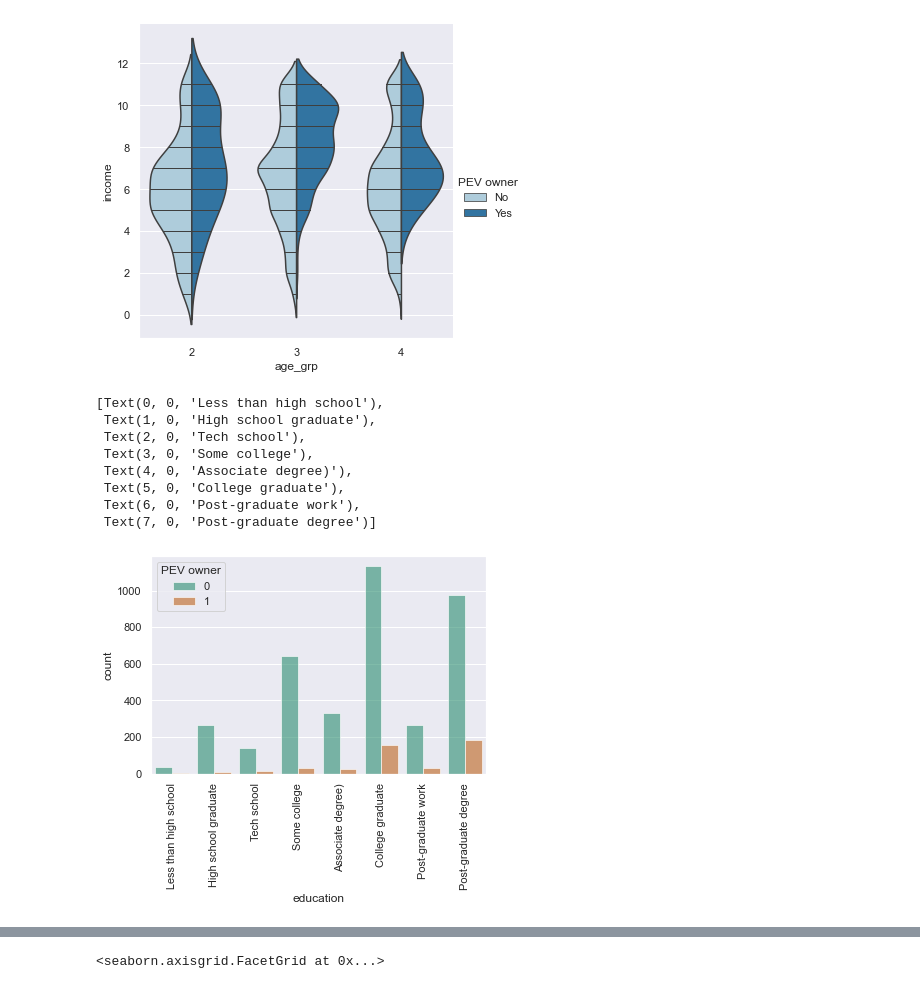
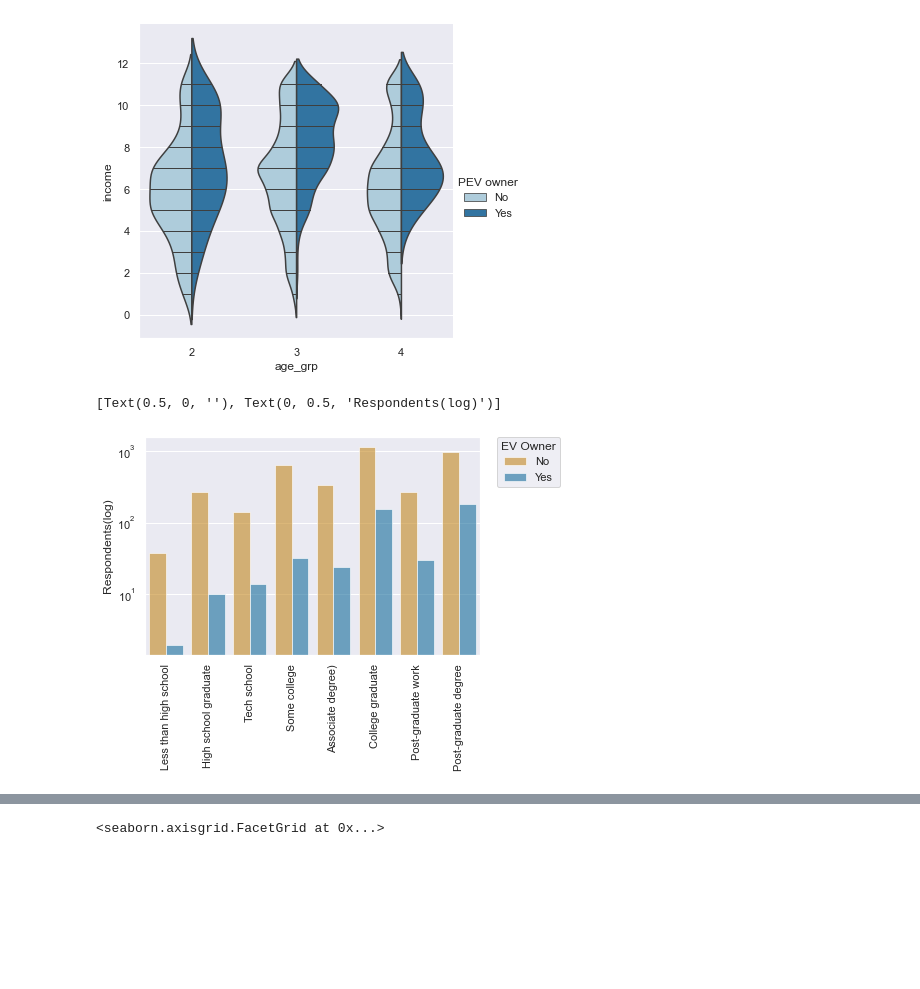
Before and after one commit to RussellShelley/Energy_Analysis, a Jupyter notebook: Visualization/Python Visuals.ipynb, the cells around one changed output, grey strips where cells are left out. Cells and saved outputs as stored; diff of their text form; code cells hidden in the pictures; blank space fills up the shorter version.

```diff
--- a/Visualization/Python Visuals.ipynb
+++ b/Visualization/Python Visuals.ipynb
@@ -702,13 +695,13 @@ plt.show()
 # %%
 # Draw a nested barplot income /owner
 
-colors = ["#ff9999", "#99ff99"]
+colors = ["#de8f05", "#0173b2"]
 # Set your custom color palette
 customPalette = sns.set_palette(sns.color_palette(colors))
 g = sns.countplot(
     data=respondent_merged_df,
     x="income", hue= "PEV owner", palette = customPalette,
-      alpha=0.9,
+      alpha=0.6,
 )
 g.set_xticklabels(["less than $10",
 "$10 - $25",
@@ -725,7 +718,7 @@ g.set_xticklabels(["less than $10",
 #g.despine(left=True)
 g.set(xlabel="Annual Income ($k)", ylabel = "")
 g.set_yscale("log")
-plt.legend(bbox_to_anchor=(1.05, 1), loc=2, borderaxespad=0.).set_title("EV Ownership by Income Level")
+plt.legend(bbox_to_anchor=(1.05, 1), loc=2, borderaxespad=0.).set_title("EV Owner")
 #g.set_axis_labels("Annual Income($k)", " ")
 #g.legend.set_title("")
 # %% [output]
@@ -751,12 +743,12 @@ Name: income, dtype: int64
 # %% [markdown]
 # Categorical distribution plots
 # %%
-colors = ["#ff9999", "#99ff99"]
+colors = ["#de8f05", "#0173b2"]
 # Set your custom color palette
 customPalette = sns.set_palette(sns.color_palette(colors))
 
 #Income /PEV non-PEV
-g= sns.catplot(x="PEV owner", y="income", kind="box",palette=customPalette, data=df_income_declared)
+g= sns.catplot(x="PEV owner", y="income", kind="box",palette=customPalette,boxprops=dict(alpha=.8), data=df_income_declared)
 g.set_yticklabels(["",
 "$25 or less",
 
@@ -780,10 +772,11 @@ sns.catplot(x="PEV owner", y="income", hue="PEV owner",
 # %%
-colors = ["#ff9999", "#99ff99"]
+colors = ["#de8f05", "#0173b2"]
 # Set your custom color palette
 customPalette = sns.set_palette(sns.color_palette(colors))
 
 g=sns.catplot(x="age_grp", y="income", hue="PEV owner",
-            kind="violin",inner="stick",split=True, palette=customPalette, data=df_income_declared)
+            kind="violin",inner="stick",split=True, palette=customPalette,violinprops=dict(alpha=.2),  data=df_income_declared)
+plt.setp(ax.collections, alpha=.6)
 g.set_xticklabels(['18-34','35-64','65+'])
 g.set(xlabel="Age Group", ylabel = "")
 g.set_yticklabels(["","",
@@ -809,29 +802,25 @@ sns.catplot(x="age_grp", y="income", hue="PEV owner",
 <seaborn.axisgrid.FacetGrid at 0x...>
 [figure]
 # %%
-colors = ["#ff9999", "#99ff99"]
+colors = ["#de8f05","#0173b2"]
+customPalette = sns.set_palette(sns.color_palette(colors))
 # Set your custom color palette
-customPalette = sns.set_palette(sns.color_palette(colors))
+
 g=sns.countplot(
     data=respondent_merged_df,
-    x="education", hue= "PEV owner",
-    palette=customPalette, alpha=0.9,
+    x="education",hue="PEV owner",
+     alpha=0.6
 )
 g.set_xticklabels(["Less than high school",
                    "High school graduate","Tech school",
 "Some college","Associate degree)",
 "College graduate",
 "Post-graduate work",
 "Post-graduate degree"],rotation=90)
 g.set_yscale("log")
-plt.legend(bbox_to_anchor=(1.05, 1), loc=2, borderaxespad=0.).set_title("EV Ownership by Education")
+plt.legend(bbox_to_anchor=(1.05, 1), loc=2, borderaxespad=0.).set_title("EV Owner")
+#g.set_title("Education level")
+g.set(xlabel="", ylabel = "Respondents(log)")
 # %% [output]
-[Text(0, 0, 'Less than high school'),
- Text(1, 0, 'High school graduate'),
- Text(2, 0, 'Tech school'),
- Text(3, 0, 'Some college'),
- Text(4, 0, 'Associate degree)'),
- Text(5, 0, 'College graduate'),
- Text(6, 0, 'Post-graduate work'),
- Text(7, 0, 'Post-graduate degree')]
+[Text(0.5, 0, ''), Text(0, 0.5, 'Respondents(log)')]
-[figure, old version]
+[figure, new version]
```
Also changed, not shown: parts of 40 cells of this notebook, 13 other files.
